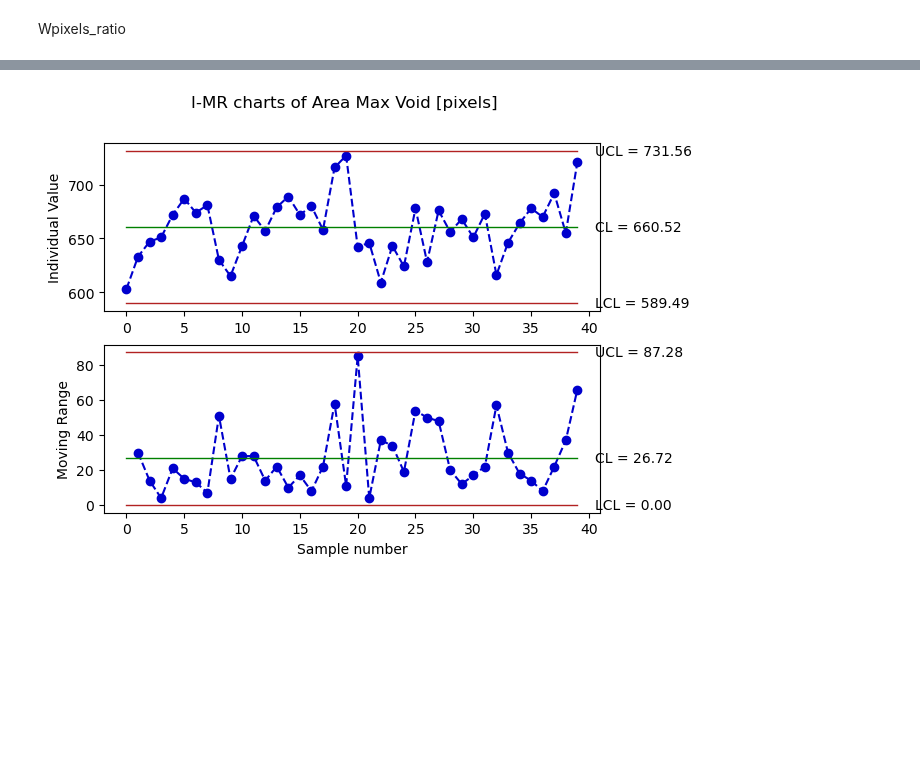
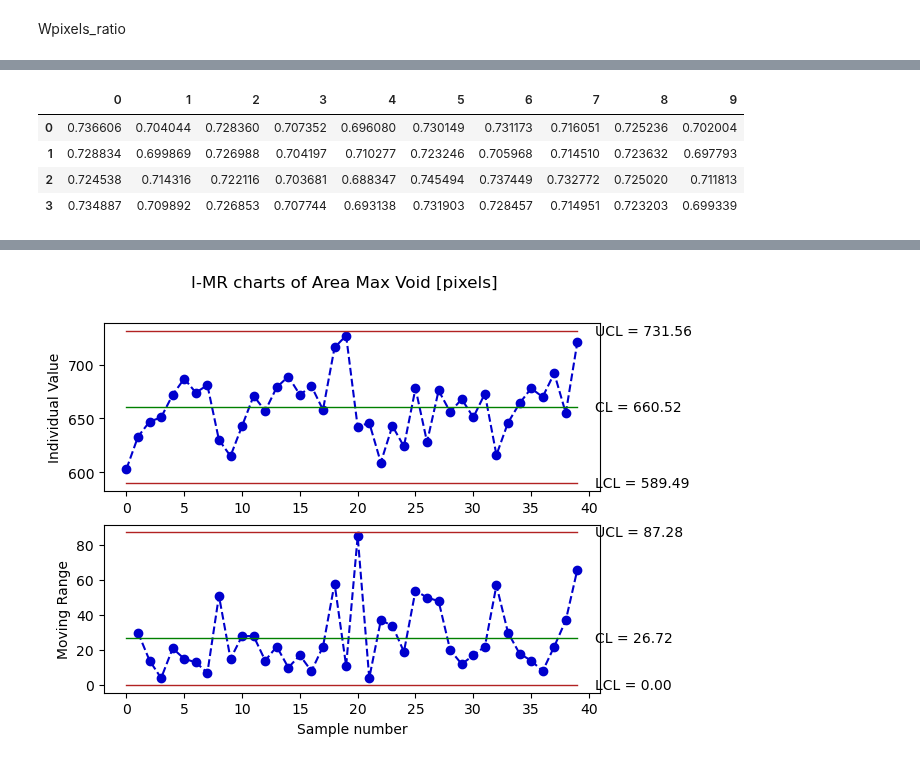
Before and after one commit to abylai11/qda-project, a Jupyter notebook: Python code/Control charts.ipynb, the cells around one changed output, grey strips where cells are left out. Cells and saved outputs as stored; diff of their text form; code cells hidden in the pictures; blank space fills up the shorter version.

```diff
--- a/Python code/Control charts.ipynb
+++ b/Python code/Control charts.ipynb
@@ -83,2 +106,19 @@ data_IMR = qda.ControlCharts.IMR(data,'Wpixels_ratio')
 # %%
 #everything looks in control
+# %%
+m=10   #number of trays
+n=4    #elements per tray
+data_tray=np.array(data['Wpixels_ratio']).reshape(m,n).T
+data_tray=pd.DataFrame(data_tray)
+data_tray.head()
+
+# I'm not completely sure this is how I'm supposed to divide the dataset?
+#what do you think?
+#Tray on column and objects on rows? Or vice-versa?
+#will look at the lab again...
+# %% [output]
+|  | 0 | 1 | 2 | 3 | 4 | 5 | 6 | 7 | 8 | 9 |
+| 0 | 0.736606 | 0.704044 | 0.728360 | 0.707352 | 0.696080 | 0.730149 | 0.731173 | 0.716051 | 0.725236 | 0.702004 |
+| 1 | 0.728834 | 0.699869 | 0.726988 | 0.704197 | 0.710277 | 0.723246 | 0.705968 | 0.714510 | 0.723632 | 0.697793 |
+| 2 | 0.724538 | 0.714316 | 0.722116 | 0.703681 | 0.688347 | 0.745494 | 0.737449 | 0.732772 | 0.725020 | 0.711813 |
+| 3 | 0.734887 | 0.709892 | 0.726853 | 0.707744 | 0.693138 | 0.731903 | 0.728457 | 0.714951 | 0.723203 | 0.699339 |
```
Also changed, not shown: parts of 9 cells of this notebook.
